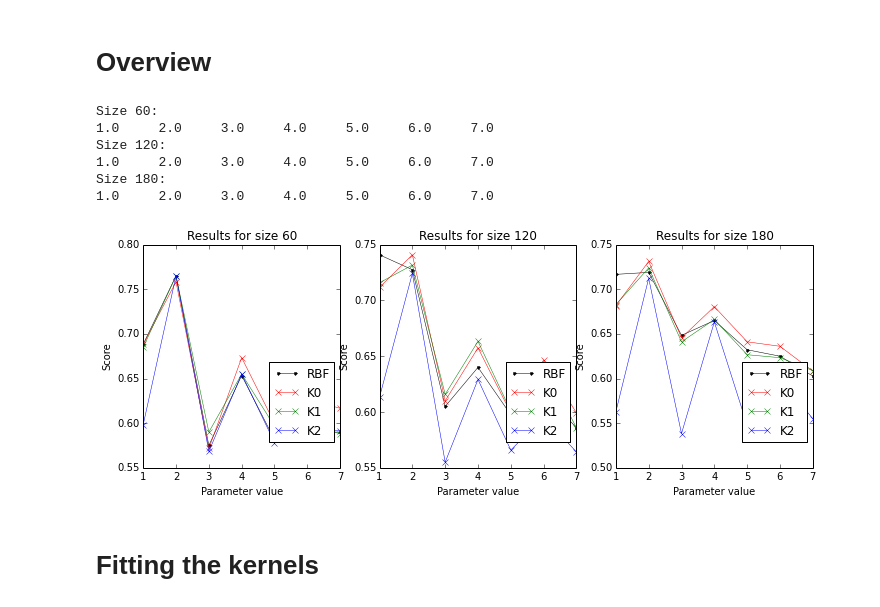
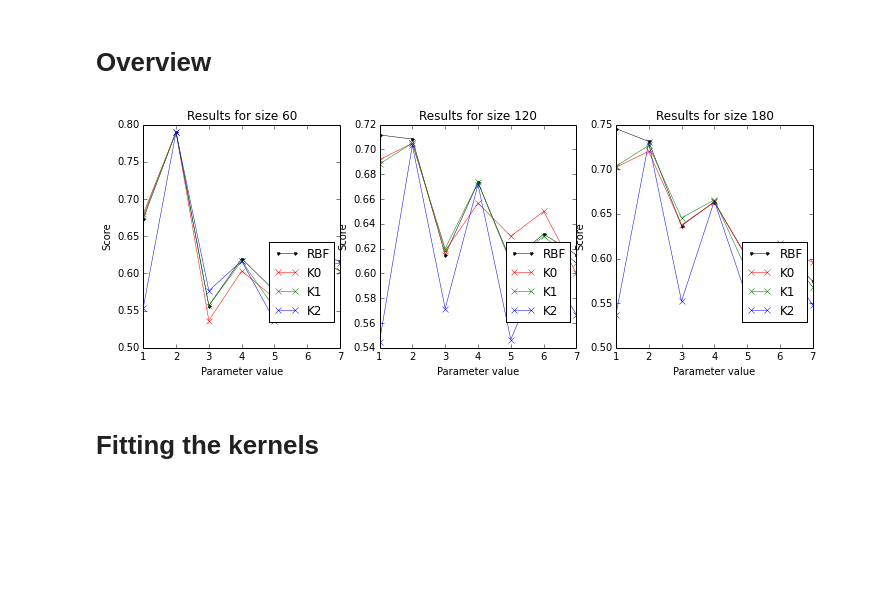
Before and after one commit to 4kxz/categorical-kernels, a Jupyter notebook: Kernels - Performance on GMonks.ipynb, the cells around one changed output. Cells and saved outputs as stored; diff of their text form; code cells hidden in the pictures; blank space fills up the shorter version.

Commit message:
Better vectorisation. Cleaner code. Same arguments for the fast version.

```diff
--- a/Kernels - Performance on GMonks.ipynb
+++ b/Kernels - Performance on GMonks.ipynb
@@ -14,12 +12,10 @@ verbose = True
 # Measuring performance of kernels:
 sizes = (60, 120, 180)
 params = (1, 2, 3, 4, 5, 6, 7)
-repeat = 10
+repeat = 5
 results = np.zeros((4, len(sizes), len(params), repeat))
 for i, n in enumerate(sizes):
-    print("Size {}:".format(n))
     for j, p in enumerate(params):
-        print("{:0.1f}".format(p), end='\t')
         for k in range(repeat):
             X, y = gmonks(n, p)
             # RBF
@@ -27,36 +23,28 @@ for i, n in enumerate(sizes):
             results[0][i][j][k] = cv.cross_val_score(clf, preprocess(X), y, cv=5).mean()
             # K0
             clf = svm.SVC(kernel='precomputed')
-            results[1][i][j][k] = cv.cross_val_score(clf, fast_k0(X), y, cv=5).mean()
+            results[1][i][j][k] = cv.cross_val_score(clf, fast_k0(X, X), y, cv=5).mean()
             # K1
             clf = svm.SVC(kernel='precomputed')
-            results[2][i][j][k] = cv.cross_val_score(clf, fast_k1(X), y, cv=5).mean()
+            results[2][i][j][k] = cv.cross_val_score(clf, fast_k1(X, X, get_pgen(X)), y, cv=5).mean()
             # K2
             clf = svm.SVC(kernel='precomputed')
-            results[3][i][j][k] = cv.cross_val_score(clf, fast_k2(X), y, cv=5).mean()
-    print()
+            results[3][i][j][k] = cv.cross_val_score(clf, fast_k2(X, X, get_pgen(X)), y, cv=5).mean()
-# %% [output]
-Size 60:
-1.0     2.0     3.0     4.0     5.0     6.0     7.0
-Size 120:
-1.0     2.0     3.0     4.0     5.0     6.0     7.0
-Size 180:
-1.0     2.0     3.0     4.0     5.0     6.0     7.0
 # %%
 # Plot comparison of the various kernels:
 figure(figsize=(12, 4), dpi=150)
 for i, n in enumerate(sizes):
     plt.subplot(131+i)
-    title("Results for size {}".format(n))
-    plot(params, results[0][i].mean(axis=1), '.-', color='k', linewidth=0.5)
-    plot(params, results[1][i].mean(axis=1), 'x-', color='r', linewidth=0.5)
-    plot(params, results[2][i].mean(axis=1), 'x-', color='g', linewidth=0.5)
-    plot(params, results[3][i].mean(axis=1), 'x-', color='b', linewidth=0.5)
-    legend(["RBF", "K0", "K1", "K2"], bbox_to_anchor=(1, 0.5))
-    ylabel("Score")
-    xlabel("Parameter value")
+    plt.title("Results for size {}".format(n))
+    plt.plot(params, results[0][i].mean(axis=1), '.-', color='k', linewidth=0.5)
+    plt.plot(params, results[1][i].mean(axis=1), 'x-', color='r', linewidth=0.5)
+    plt.plot(params, results[2][i].mean(axis=1), 'x-', color='g', linewidth=0.5)
+    plt.plot(params, results[3][i].mean(axis=1), 'x-', color='b', linewidth=0.5)
+    plt.legend(["RBF", "K0", "K1", "K2"], bbox_to_anchor=(1, 0.5))
+    plt.ylabel("Score")
+    plt.xlabel("Parameter value")
 # %% [output]
-[figure, old version]
+[figure, new version]
 # %% [markdown]
 # Fitting the kernels
 # %%
```
Also changed, not shown: parts of 13 cells of this notebook, 3 other files.
